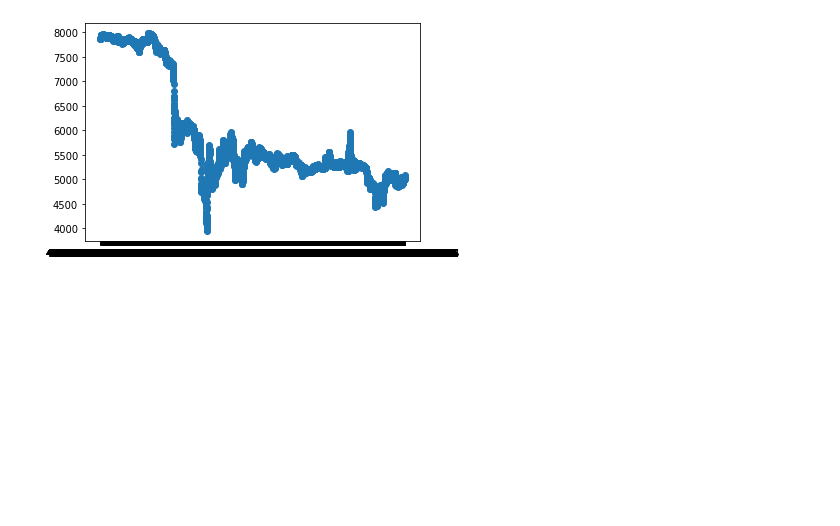
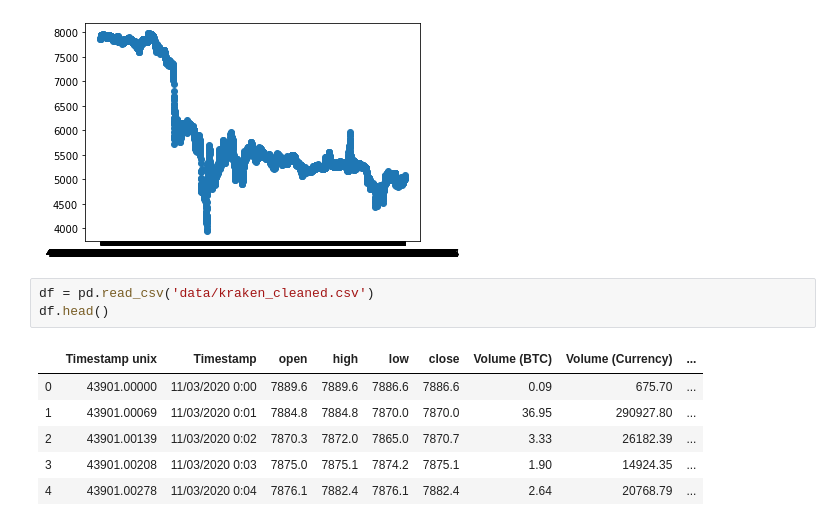
Before and after one commit to edwinagnew/crypto-bot, a Jupyter notebook: data_vis.ipynb, the cells around one changed output. Cells and saved outputs as stored; diff of their text form; blank space fills up the shorter version.

```diff
--- a/data_vis.ipynb
+++ b/data_vis.ipynb
@@ -134,3 +134,13 @@ plt.scatter(data_kraken.index, data_kraken['Weighted_Price'])
 plt.show()
 # %% [output]
 [figure]
+# %%
+df = pd.read_csv('data/kraken_cleaned.csv')
+df.head()
+# %% [output]
+|  | Timestamp unix | Timestamp | open | high | low | close | Volume (BTC) | Volume (Currency) | ... |
+| 0 | 43901.00000 | 11/03/2020 0:00 | 7889.6 | 7889.6 | 7886.6 | 7886.6 | 0.09 | 675.70 | ... |
+| 1 | 43901.00069 | 11/03/2020 0:01 | 7884.8 | 7884.8 | 7870.0 | 7870.0 | 36.95 | 290927.80 | ... |
+| 2 | 43901.00139 | 11/03/2020 0:02 | 7870.3 | 7872.0 | 7865.0 | 7870.7 | 3.33 | 26182.39 | ... |
+| 3 | 43901.00208 | 11/03/2020 0:03 | 7875.0 | 7875.1 | 7874.2 | 7875.1 | 1.90 | 14924.35 | ... |
+| 4 | 43901.00278 | 11/03/2020 0:04 | 7876.1 | 7882.4 | 7876.1 | 7882.4 | 2.64 | 20768.79 | ... |
```
Also changed, not shown: parts of 2 cells of this notebook, 1 other file.
